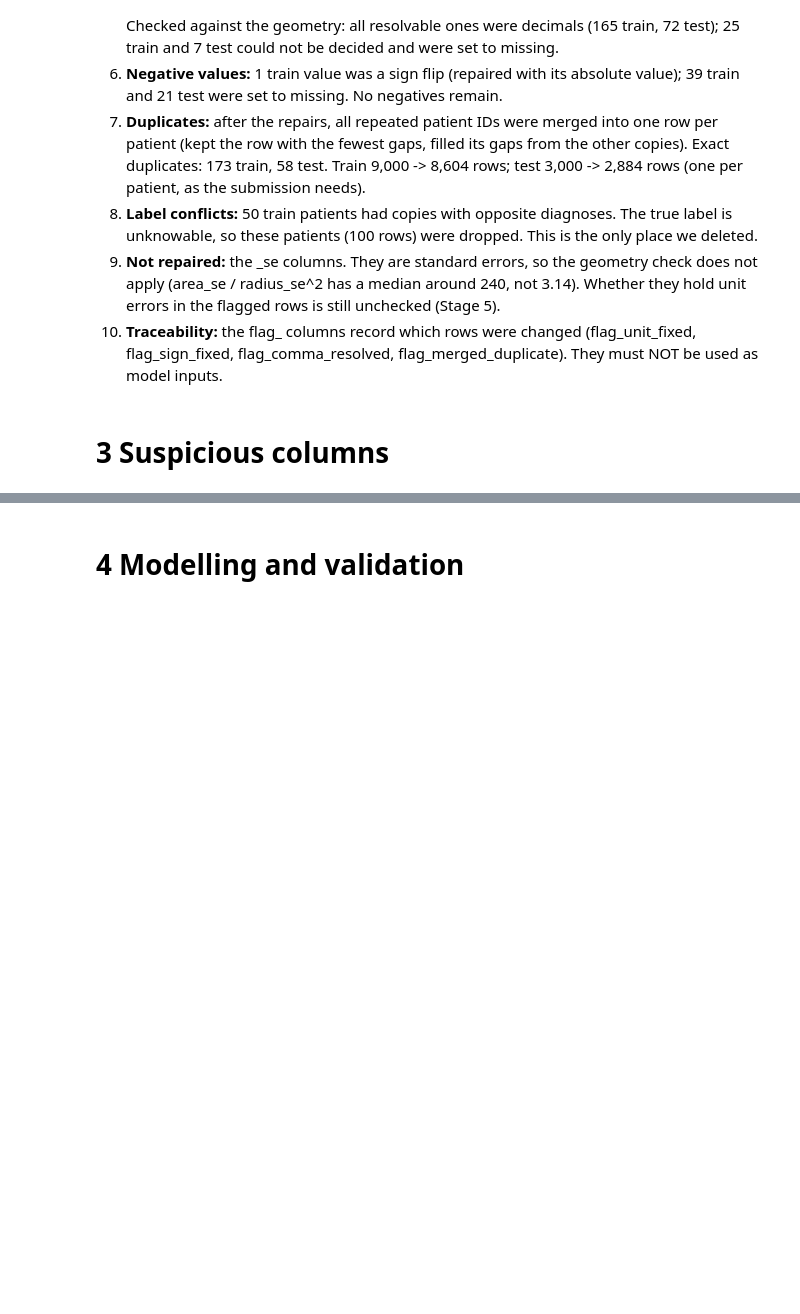
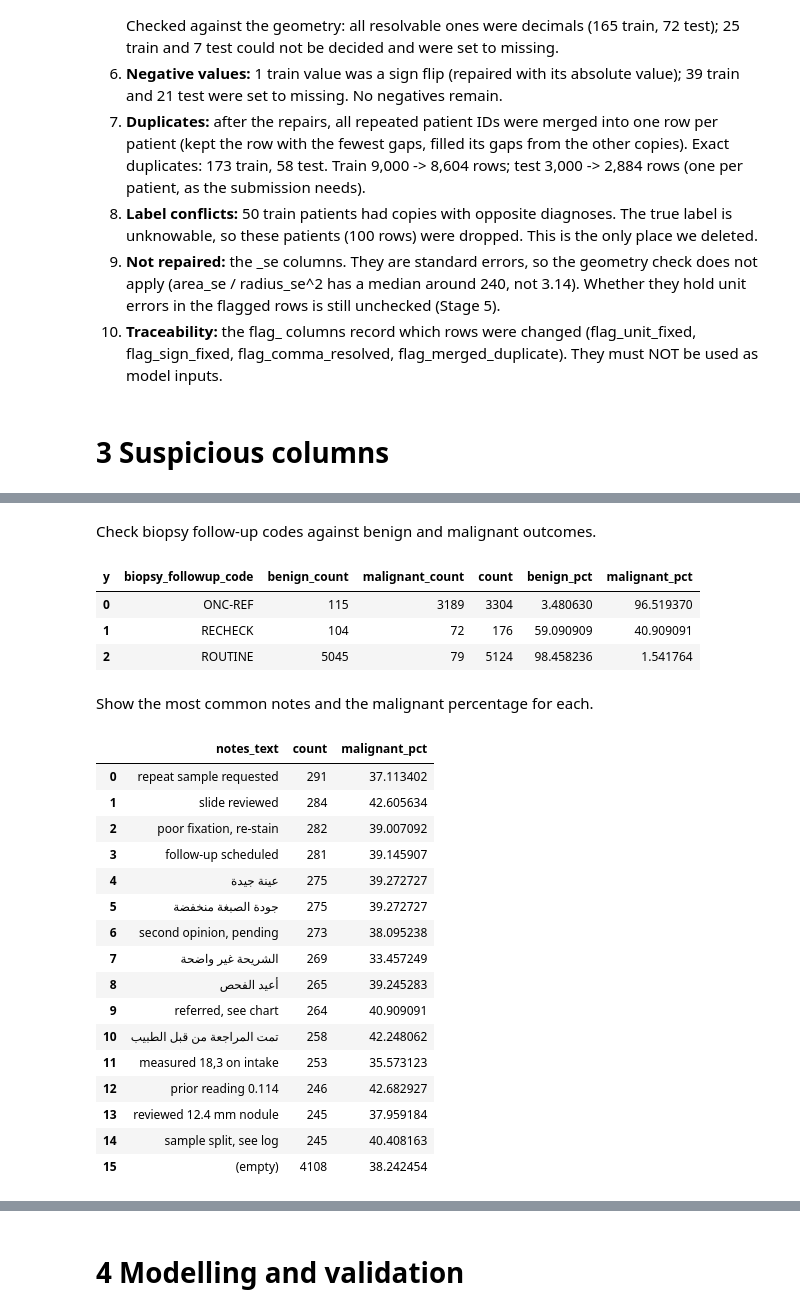
Before and after one commit to JHT127/pink-ai-hackathon, a Jupyter notebook: notebooks/main.ipynb, the cells around one changed output, grey strips where cells are left out. Drawn from its saved outputs; the diff is of its cells as text; code cells hidden in the pictures; blank space fills up the shorter version.

```diff
--- a/notebooks/main.ipynb
+++ b/notebooks/main.ipynb
@@ -743,0 +776,31 @@ Structural problems (relationships between columns), repaired rather than delete
+# %% [markdown]
+Check biopsy follow-up codes against benign and malignant outcomes.
+# %%
+display(followup_vs_label(audit_train))
+# %% [output]
+| y | biopsy_followup_code | benign_count | malignant_count | count | benign_pct | malignant_pct |
+| 0 | ONC-REF | 115 | 3189 | 3304 | 3.480630 | 96.519370 |
+| 1 | RECHECK | 104 | 72 | 176 | 59.090909 | 40.909091 |
+| 2 | ROUTINE | 5045 | 79 | 5124 | 98.458236 | 1.541764 |
+# %% [markdown]
+Show the most common notes and the malignant percentage for each.
+# %%
+display(notes_vs_label(audit_train))
+# %% [output]
+|  | notes_text | count | malignant_pct |
+| 0 | repeat sample requested | 291 | 37.113402 |
+| 1 | slide reviewed | 284 | 42.605634 |
+| 2 | poor fixation, re-stain | 282 | 39.007092 |
+| 3 | follow-up scheduled | 281 | 39.145907 |
+| 4 | عينة جيدة | 275 | 39.272727 |
+| 5 | جودة الصبغة منخفضة | 275 | 39.272727 |
+| 6 | second opinion, pending | 273 | 38.095238 |
+| 7 | الشريحة غير واضحة | 269 | 33.457249 |
+| 8 | أعيد الفحص | 265 | 39.245283 |
+| 9 | referred, see chart | 264 | 40.909091 |
+| 10 | تمت المراجعة من قبل الطبيب | 258 | 42.248062 |
+| 11 | measured 18,3 on intake | 253 | 35.573123 |
+| 12 | prior reading 0.114 | 246 | 42.682927 |
+| 13 | reviewed 12.4 mm nodule | 245 | 37.959184 |
+| 14 | sample split, see log | 245 | 40.408163 |
+| 15 | (empty) | 4108 | 38.242454 |
```
Also changed, not shown: parts of 11 cells of this notebook, 3 other files.
